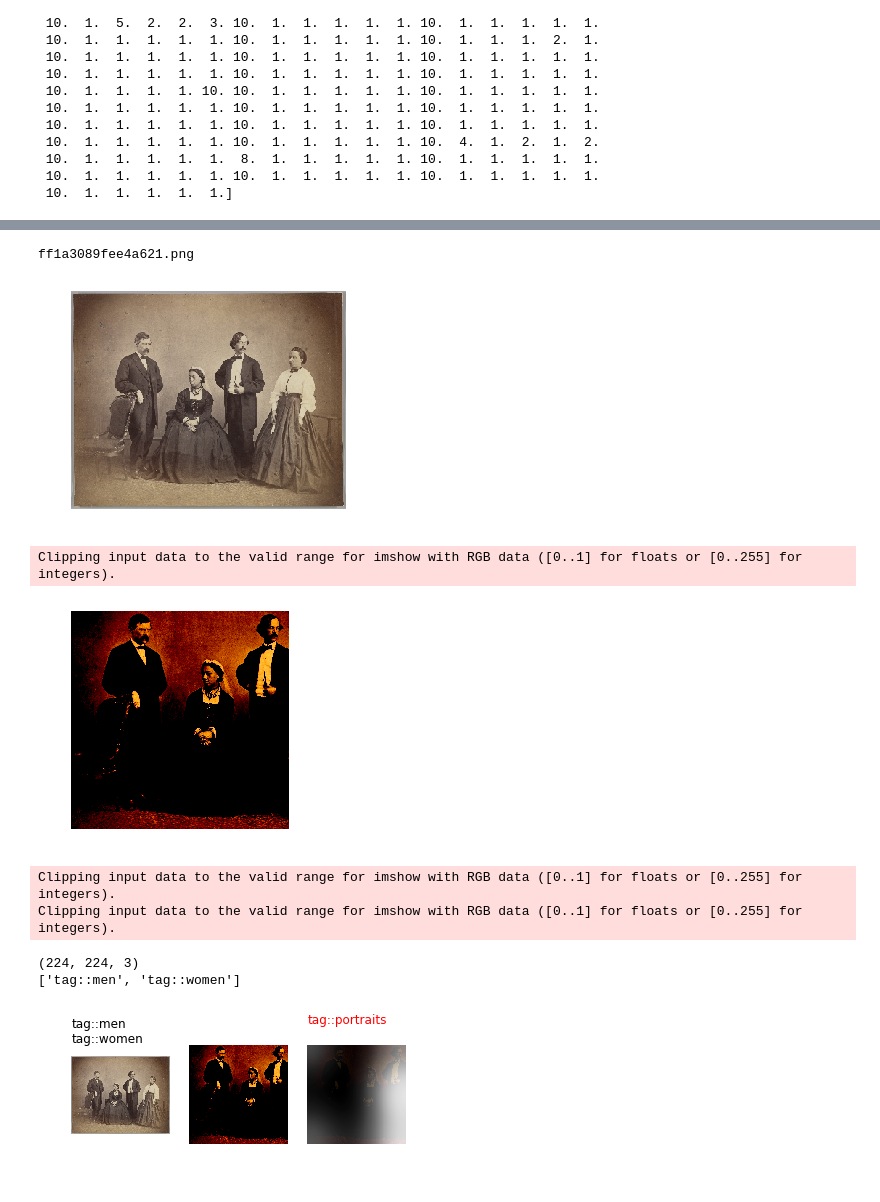
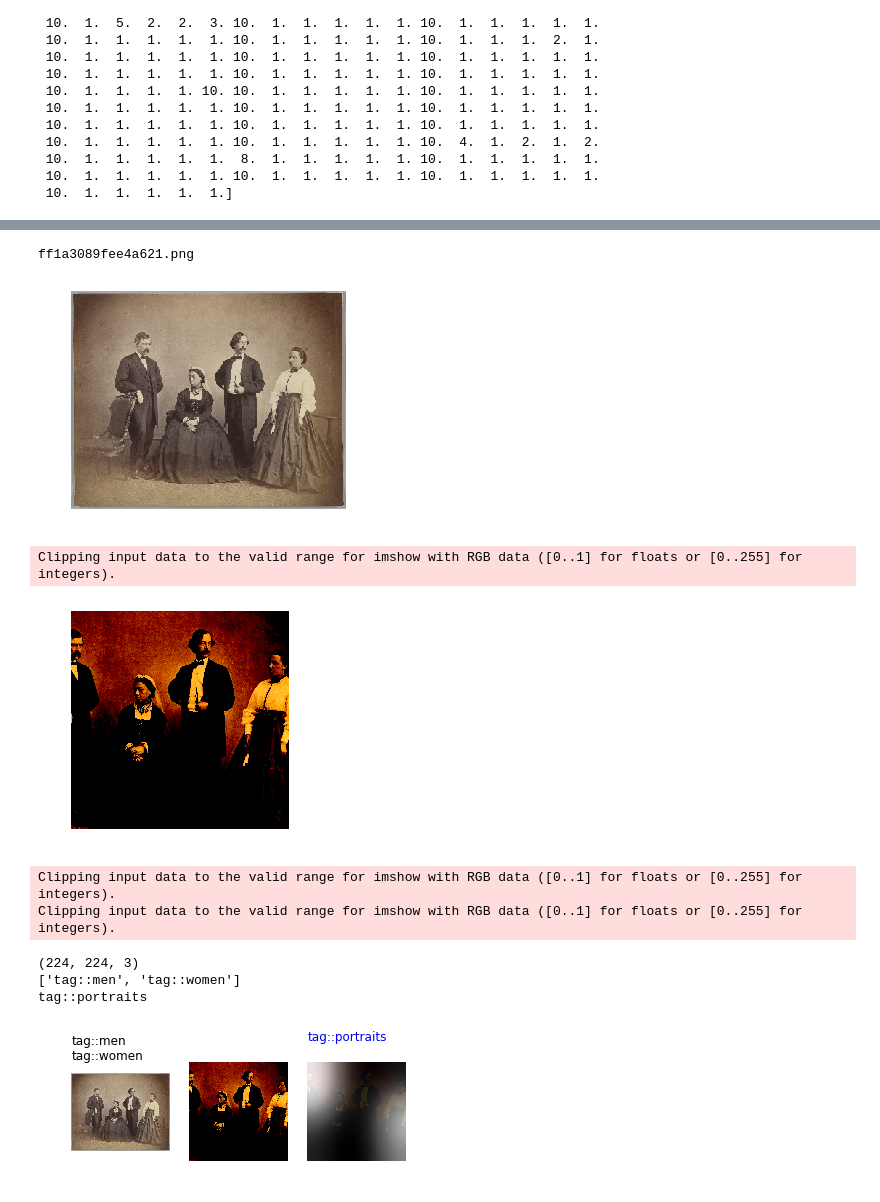
Before and after one commit to tsy935/CS231N_CZT, a Jupyter notebook: analyses/visualize_attention.ipynb, the cells around one changed output, grey strips where cells are left out. Cells and saved outputs as stored; diff of their text form; code cells hidden in the pictures.

```diff
--- a/analyses/visualize_attention.ipynb
+++ b/analyses/visualize_attention.ipynb
@@ -152,8 +174,8 @@ test_img_dir = '/mnt/disks/large/data/train_split/val'
 #id_idx = 19
 #idx = id_idx * 6 + 1
 
-id_idx = 26
-idx = id_idx * 6 + 2
+id_idx = 2
+idx = id_idx * 6 + 4
 
 img_path = os.path.join(test_img_dir, ids[id_idx])
 pred_label = labels_pred[idx, :]
@@ -200,6 +223,6 @@ Clipping input data to the valid range for imshow with RGB data ([0..1] for floa
 # %%
 id_idx = 4
-idx = id_idx * 6 + 2
+idx = id_idx * 6 + 5
 
 #id_idx = 8
 #idx = id_idx * 6 + 2
@@ -219,39 +242,40 @@ print(ids[id_idx])
 # Show raw image
 raw_img = Image.open(img_path)
 plt.imshow(raw_img)
 plt.axis('off')
 plt.show()
 
 
 img = imgs[idx,:]
 plt.imshow(img)
 plt.axis('off')
 plt.show()
 print(img.shape)
 
 
 # Print ground truth labels
 curr_id = ids[id_idx].strip('.png')
 idx_eg = label_df.index[label_df['id'] == curr_id]
 orig_label = label_df.iloc[idx_eg,1].tolist()
 orig_label = orig_label[0].split(' ')
 orig_label_names = []
 for l in orig_label:
     orig_label_names.append(idx2class[int(l)])
 print(orig_label_names)
 
 # Show attention
 visualize_att(img_path, img, orig_label_names, pred_label, alpha, idx2class, smooth=True)
 # %% [output]
 ff1a3089fee4a621.png
 [figure]
 Clipping input data to the valid range for imshow with RGB data ([0..1] for floats or [0..255] for integers).
-[figure, old version]
+[figure, new version]
 Clipping input data to the valid range for imshow with RGB data ([0..1] for floats or [0..255] for integers).
 Clipping input data to the valid range for imshow with RGB data ([0..1] for floats or [0..255] for integers).
 (224, 224, 3)
 ['tag::men', 'tag::women']
+tag::portraits
-[figure, old version]
+[figure, new version]
 # %%
 #id_idx = 4
 #idx = id_idx * 6 + 2
```
Also changed, not shown: parts of 7 cells of this notebook.
